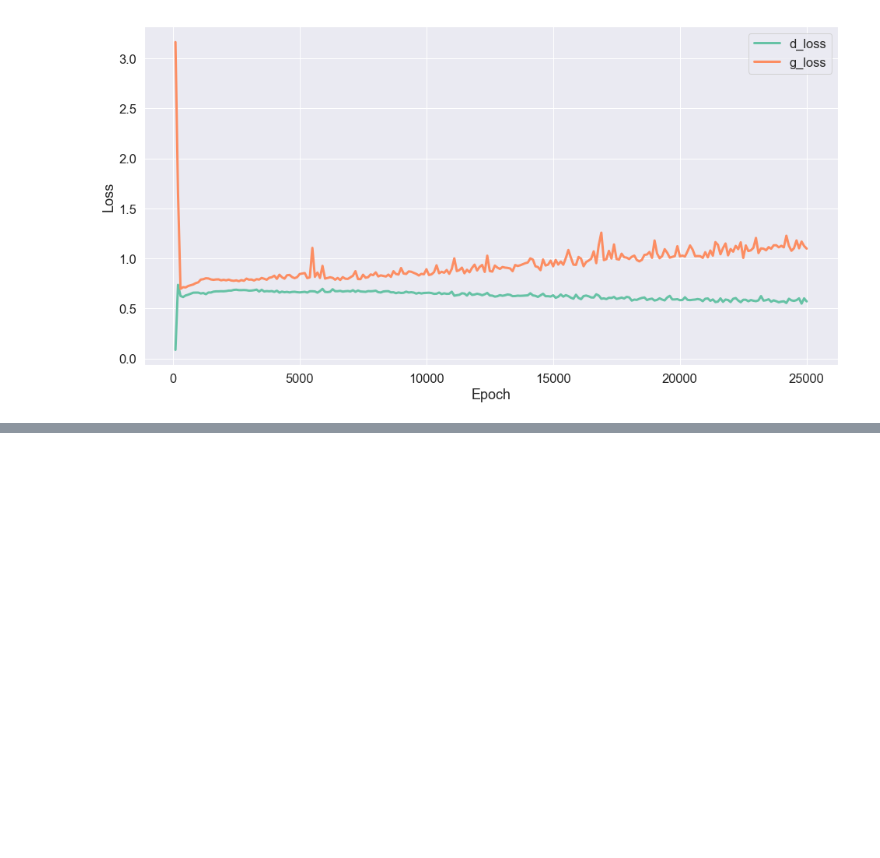
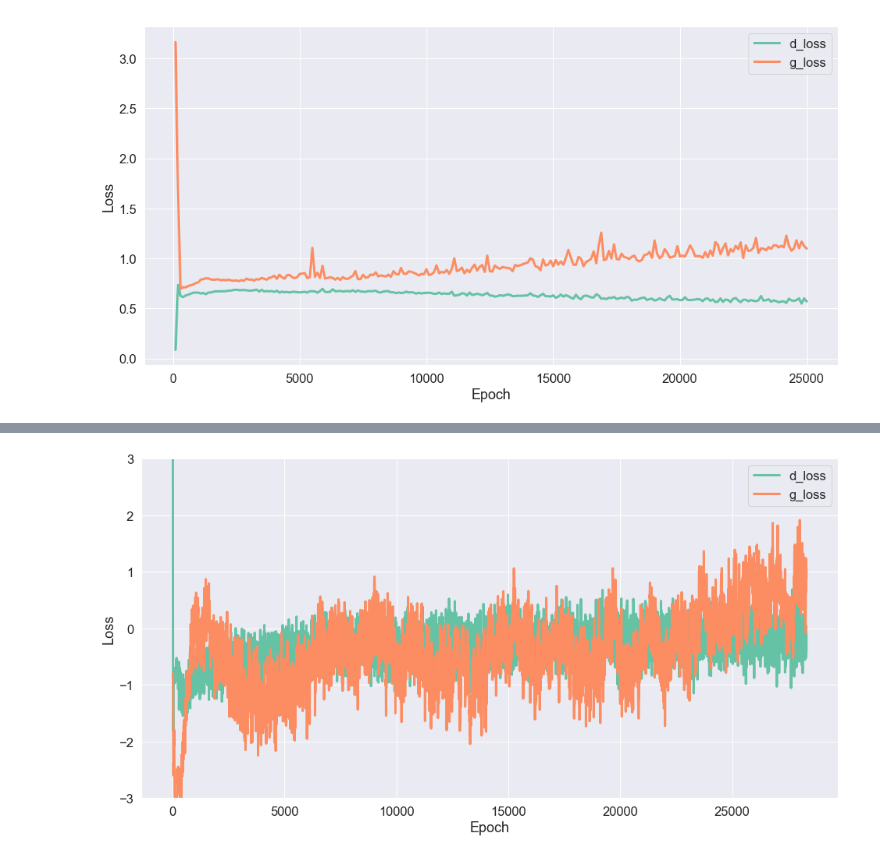
Before and after one commit to dboyker/thesis, a Jupyter notebook: Results/results_gan.ipynb, the cells around one changed output, grey strips where cells are left out. Cells and saved outputs as stored; diff of their text form; code cells hidden in the pictures; blank space fills up the shorter version.

```diff
--- a/Results/results_gan.ipynb
+++ b/Results/results_gan.ipynb
@@ -37,0 +84,13 @@ plt.show()
+# %%
+fig = plt.figure(figsize=(16, 8), frameon=False)
+fig.set_size_inches(16, 8)
+sns.lineplot(data=df, x='epoch', y='d_loss', label='d_loss')
+rgba = cmap(0.3)
+s = sns.lineplot(data=df, x='epoch', y='g_loss', label='g_loss')
+s.set_ylabel('Loss')
+s.set_xlabel('Epoch')
+s.set_ylim(-3, 3)
+plt.savefig(IMG_FOLDER + 'dcgan-loss.png', bbox_inches='tight', pad_inches=0)
+plt.show()
+# %% [output]
+[figure, added]
```
Also changed, not shown: parts of 12 cells of this notebook, 27 other files.
